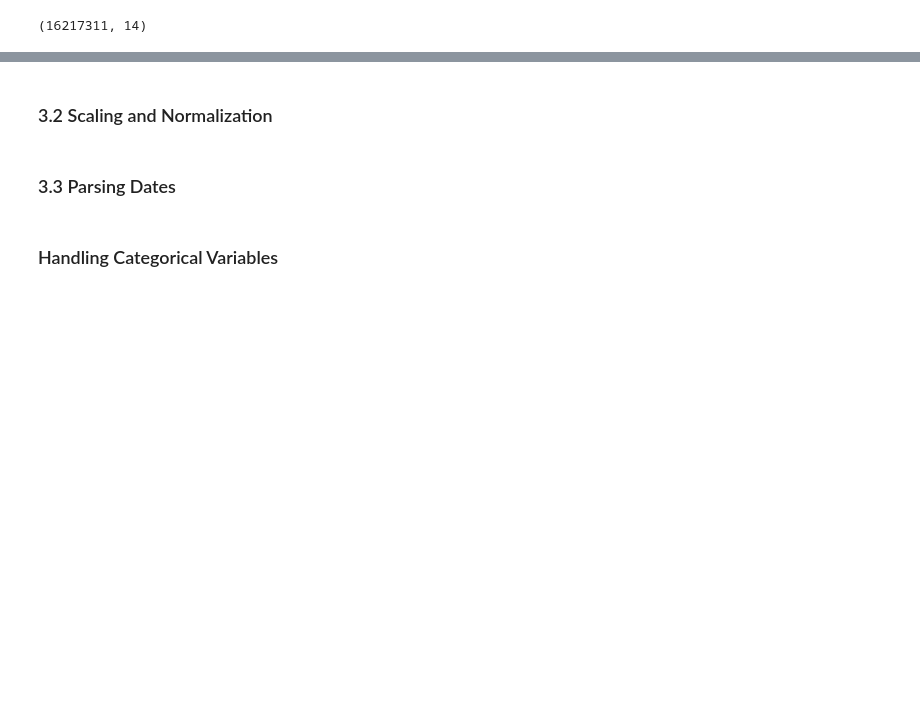
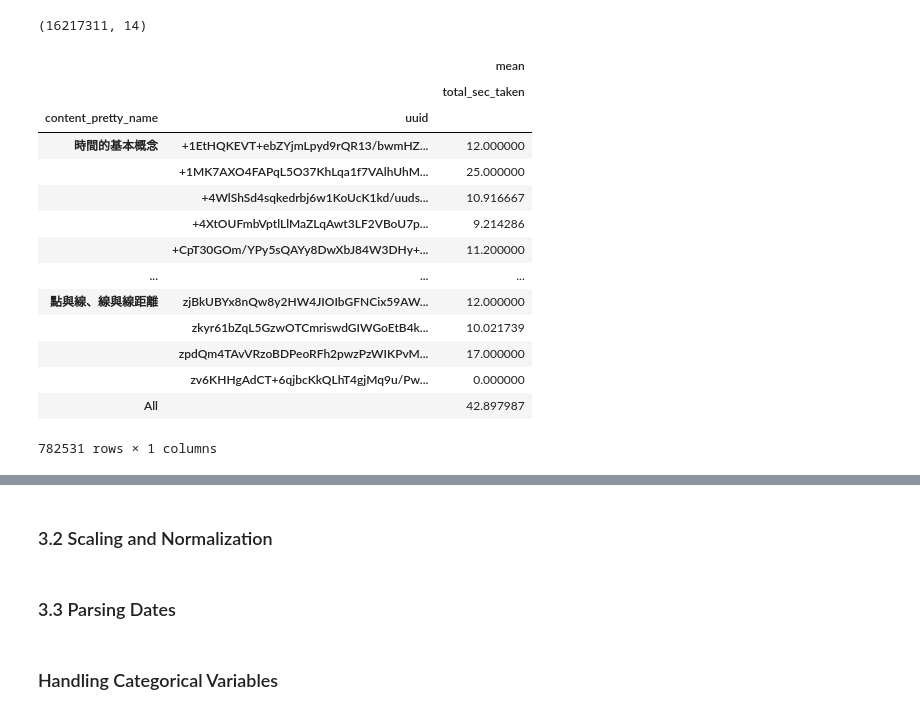
Before and after one commit to likweitan/Assessing-the-Readiness-of-HEI-in-Malaysia-to-Accept-Generation-Alpha, a Jupyter notebook: aaa (3).ipynb, the cells around one changed output, grey strips where cells are left out. Drawn from its saved outputs; the diff is of its cells as text; code cells hidden in the pictures; blank space fills up the shorter version.

Commit message:
added pivot

```diff
--- a/aaa (3).ipynb
+++ b/aaa (3).ipynb
@@ -495,6 +499,28 @@ merge_df_LogProblem_InfoUser_InfoContent.head()
 raw_df_LogProblem.shape
 # %% [output]
 (16217311, 14)
+# %%
+pd.pivot_table(merge_df_LogProblem_InfoUser_InfoContent,
+                        values = ['total_sec_taken'],
+                        index = ['content_pretty_name','uuid'],
+                        columns = [],aggfunc=[np.mean],
+                        margins=True)
+# %% [output]
+|  |  | mean |
+|  |  | total_sec_taken |
+| content_pretty_name | uuid |  |
+| 時間的基本概念 | +1EtHQKEVT+ebZYjmLpyd9rQR13/bwmHZ... | 12.000000 |
+|  | +1MK7AXO4FAPqL5O37KhLqa1f7VAlhUhM... | 25.000000 |
+|  | +4WlShSd4sqkedrbj6w1KoUcK1kd/uuds... | 10.916667 |
+|  | +4XtOUFmbVptlLlMaZLqAwt3LF2VBoU7p... | 9.214286 |
+|  | +CpT30GOm/YPy5sQAYy8DwXbJ84W3DHy+... | 11.200000 |
+| ... | ... | ... |
+| 點與線、線與線距離 | zjBkUBYx8nQw8y2HW4JIOIbGFNCix59AW... | 12.000000 |
+|  | zkyr61bZqL5GzwOTCmriswdGIWGoEtB4k... | 10.021739 |
+|  | zpdQm4TAvVRzoBDPeoRFh2pwzPzWIKPvM... | 17.000000 |
+|  | zv6KHHgAdCT+6qjbcKkQLhT4gjMq9u/Pw... | 0.000000 |
+| All |  | 42.897987 |
+782531 rows × 1 columns
 # %%
 pd.pivot_table(merge_df_LogProblem_InfoUser_InfoContent,
                         values = ['total_sec_taken'],
```
Also changed, not shown: parts of 16 cells of this notebook.
